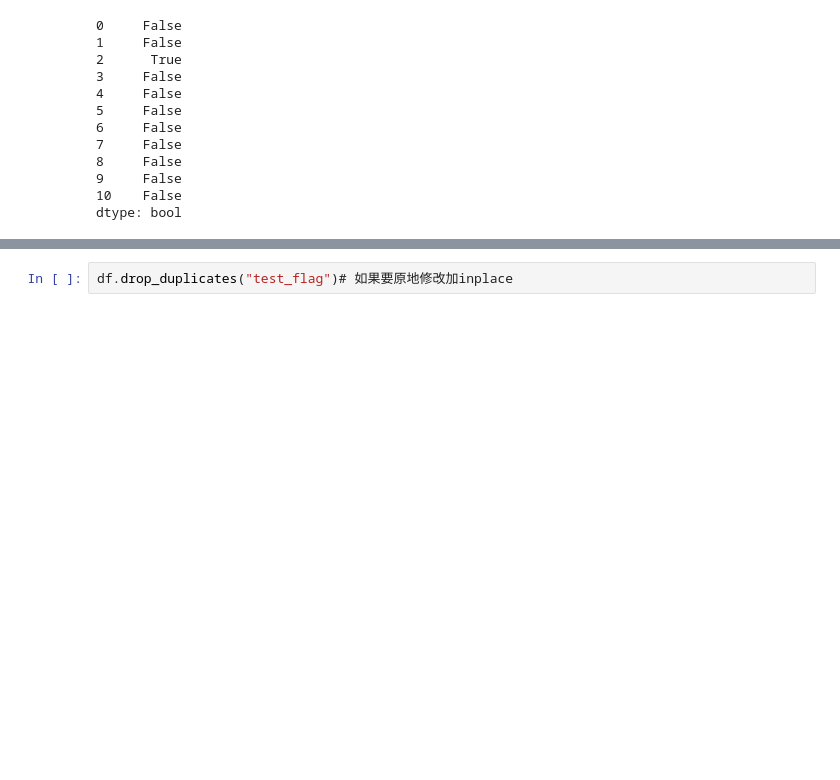
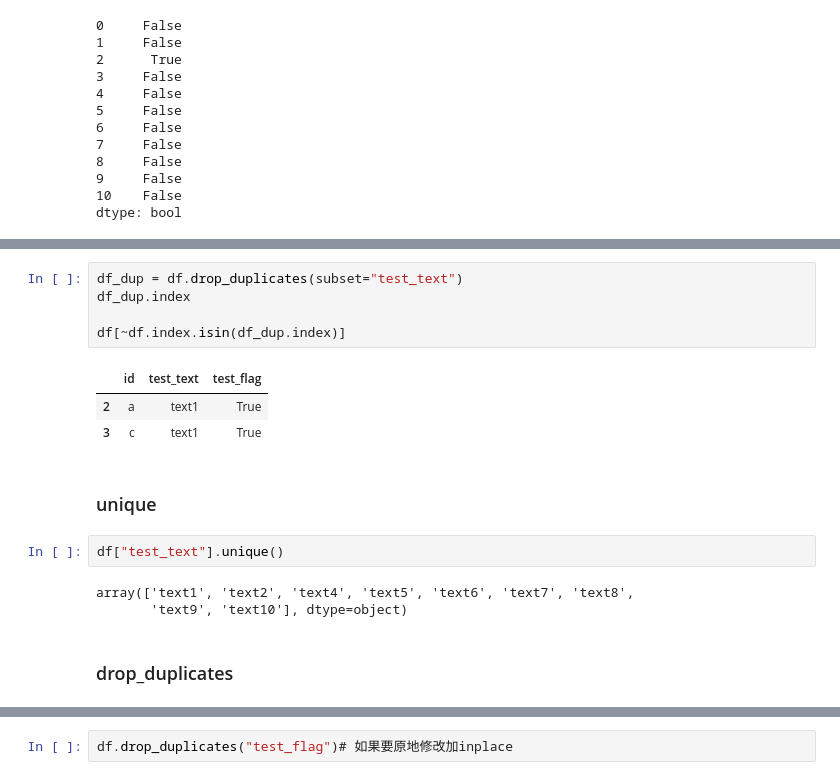
Before and after one commit to yunsansheng/code-notes, a Jupyter notebook: python/KT-pandas.ipynb, the cells around one changed output, grey strips where cells are left out. Drawn from its saved outputs; the diff is of its cells as text; blank space fills up the shorter version.

```diff
--- a/python/KT-pandas.ipynb
+++ b/python/KT-pandas.ipynb
@@ -1343 +1421,19 @@ dtype: bool
+# %%
+df_dup = df.drop_duplicates(subset="test_text")
+df_dup.index
+
+df[~df.index.isin(df_dup.index)]
+# %% [output]
+|  | id | test_text | test_flag |
+| 2 | a | text1 | True |
+| 3 | c | text1 | True |
+# %% [markdown]
+### unique
+# %%
+df["test_text"].unique()
+# %% [output]
+array(['text1', 'text2', 'text4', 'text5', 'text6', 'text7', 'text8',
+       'text9', 'text10'], dtype=object)
+# %% [markdown]
+### drop_duplicates
 # %%
```
Also changed, not shown: parts of 9 cells of this notebook.
